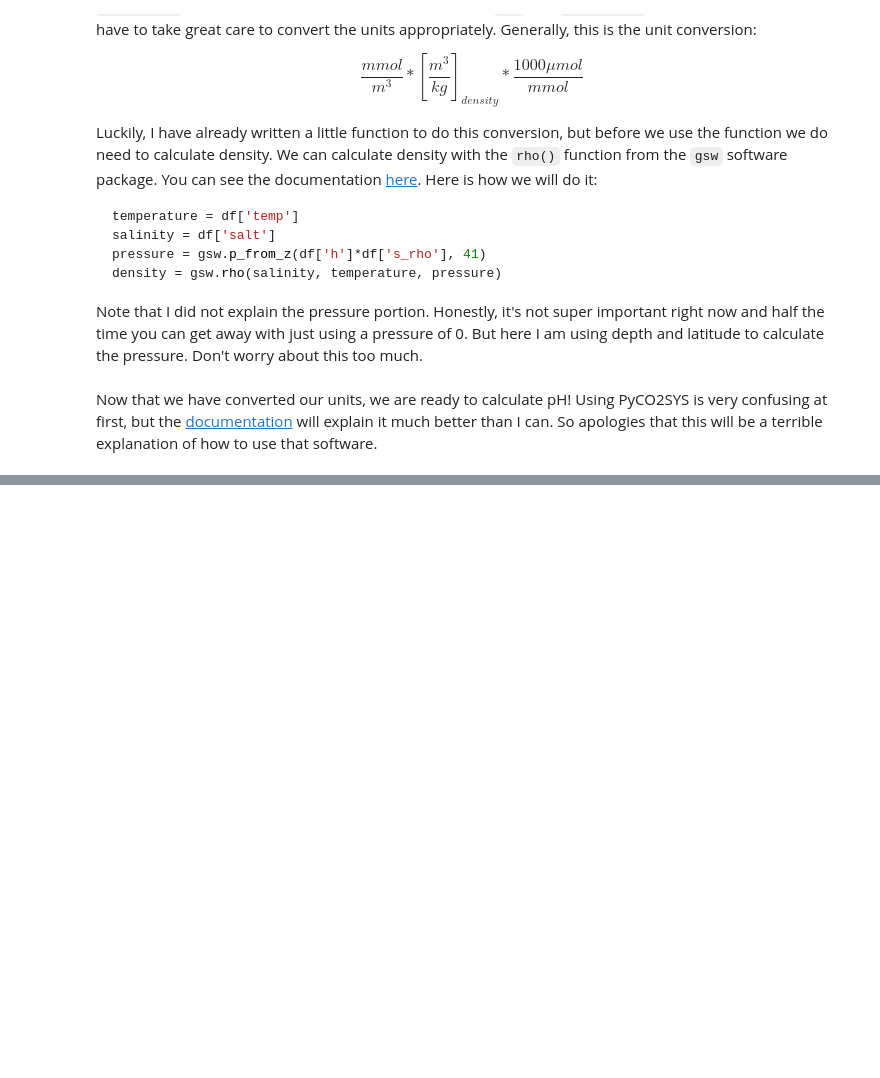
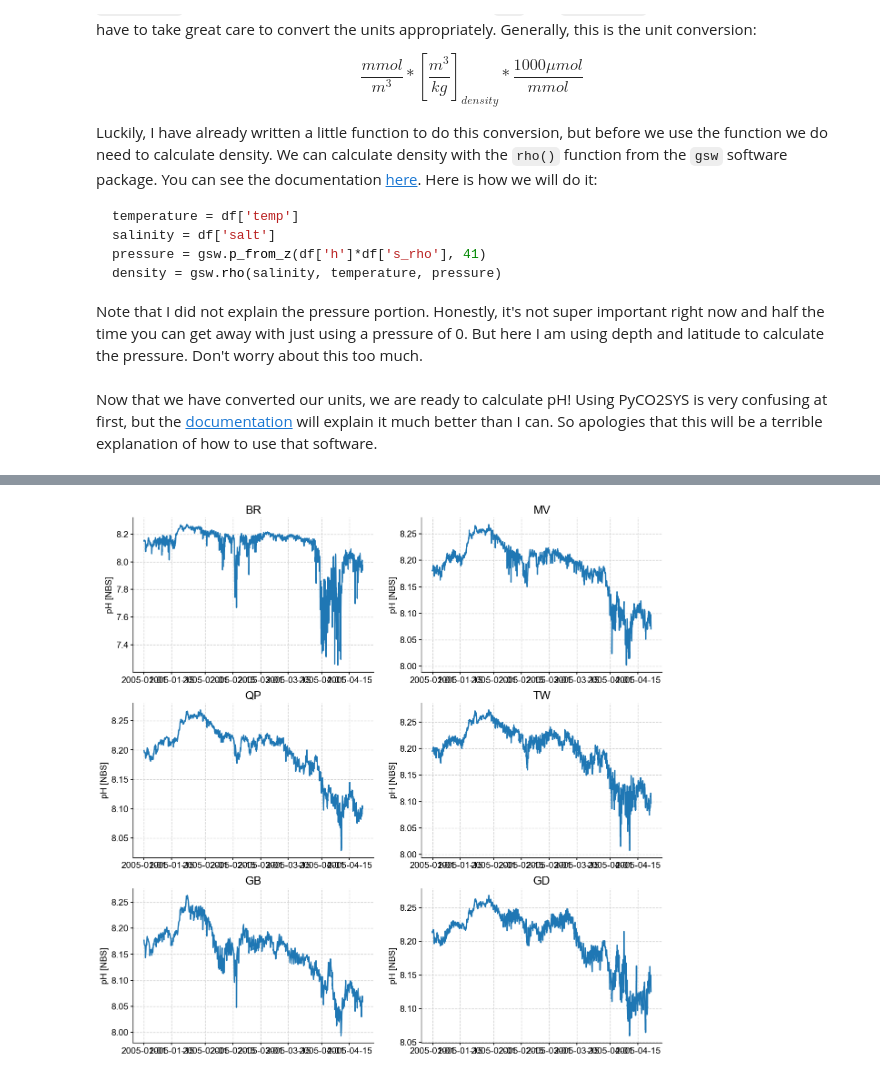
Before and after one commit to abby-baskind/surfo25, a Jupyter notebook: intro_to_coding.ipynb, the cells around one changed output, grey strips where cells are left out. Cells and saved outputs as stored; diff of their text form; code cells hidden in the pictures; blank space fills up the shorter version.

```diff
--- a/intro_to_coding.ipynb
+++ b/intro_to_coding.ipynb
@@ -180,5 +181,0 @@ Notice how the PyCO2SYS software outputs all kinds of results, the names of all
-# %%
-for i in df.station:
-    dic = DIC.isel(station = i)
-    t = dic.ocean_time
-    plt.plot(t, dic)
@@ -186,0 +182,5 @@ for i in df.station:
+# %%
+# Storage array that matches model data structure for pH
+df['pH'] = xr.zeros_like(df['oxygen'])
+df['pH'][:] = np.nan
+df['pH'] = xr.DataArray(results['pH_nbs'], dims=['ocean_time','station'], name='pH')
@@ -186,0 +198,22 @@ for i in df.station:
+# %%
+fig, axarr = plt.subplots(nrows = 3, ncols = 2, figsize = [15,15])
+axarr = axarr.flatten()
+
+for i,ax in enumerate(axarr):
+    # Select the appropriate station name
+    STATION_NAME = sta_names[i]
+
+    # Select data for that station
+    df_sta = df.isel(station = i)
+    x = df_sta['ocean_time']
+    y = df_sta['pH']
+
+    # Plot the data
+    ax.plot(x,y)
+
+    # Formatting
+    ax.set_title(STATION_NAME, fontsize = 18)
+    ax.set_ylabel('Time', fontsize = 14)
+    ax.set_ylabel('pH [NBS]', fontsize = 14)
+# %% [output]
+[figure, added]
```
Also changed, not shown: parts of 13 cells of this notebook.
